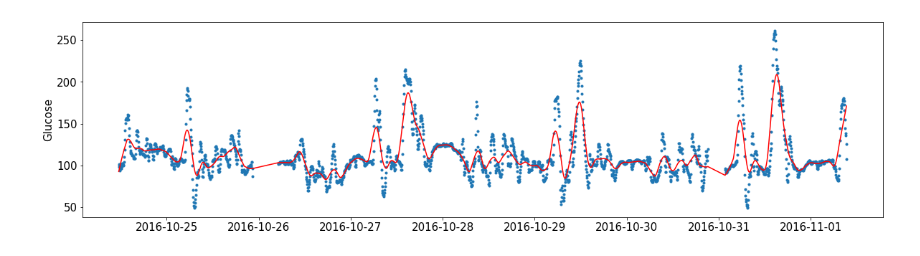
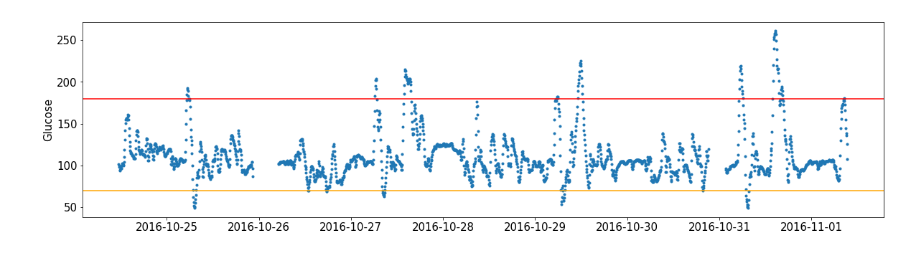
Before and after one commit to brinnaebent/cgmquantify, a Jupyter notebook: test_/test_results.ipynb, the cells around one changed output. Cells and saved outputs as stored; diff of their text form; code cells hidden in the pictures.

```diff
--- a/test_/test_results.ipynb
+++ b/test_/test_results.ipynb
@@ -3,3 +3,3 @@ import cgmquantify as cgm
 # %%
-data = cgm.importdexcom('test_file.csv')
+data = importdexcom('test_file.csv')
 # %%
@@ -54,4 +43,4 @@ cgm.plotglucosesd(data)
-# %%
-cgm.plotglucosesmooth(data)
-# %% [output]
-[figure, removed]
+# %%
+plotglucosebounds(data)
+# %% [output]
+[figure, added]
```
Also changed, not shown: parts of 7 cells of this notebook, 5 other files.
